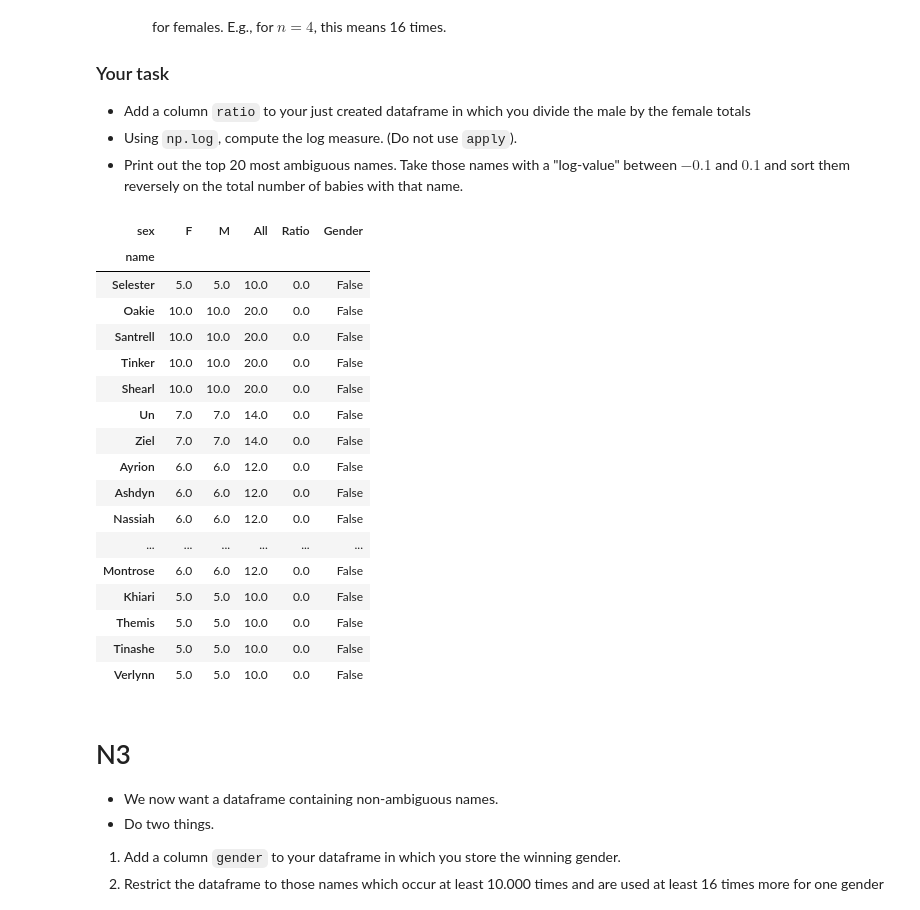
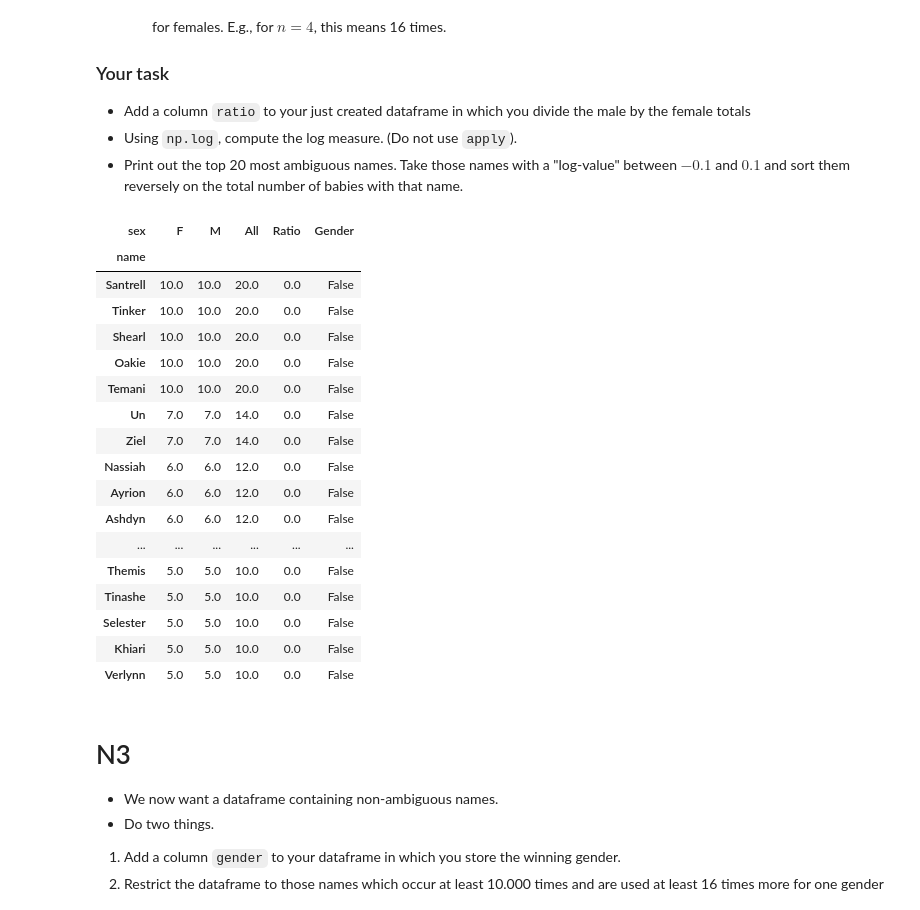
Before and after one commit to JoepStraatman/datascience, a Jupyter notebook: Assignment3-2018.ipynb, the cells around one changed output. Drawn from its saved outputs; the diff is of its cells as text; code cells hidden in the pictures.

```diff
--- a/Assignment3-2018.ipynb
+++ b/Assignment3-2018.ipynb
@@ -544,31 +544,31 @@ alle = newbirth.sort_values(by=['All'], ascending = False)
 # %%
 #total_births['Ratio'] = total_births.apply(lambda row: row.F + row.M, axis=1)
 #total_births.dropna()
 alle['Ratio'] = alle['M']/alle['F']
 alle['Ratio'] = np.log(alle['Ratio'])
-alle
+
 
 amb_names = alle.iloc[(alle['Ratio']-0).abs().argsort()[:19]]
-amb_names
+amb_names.sort_values('All',ascending=False)
 #amb_names.index.values
 # %% [output]
 | sex | F | M | All | Ratio | Gender |
 | name |  |  |  |  |  |
-| Selester | 5.0 | 5.0 | 10.0 | 0.0 | False |
-| Oakie | 10.0 | 10.0 | 20.0 | 0.0 | False |
 | Santrell | 10.0 | 10.0 | 20.0 | 0.0 | False |
 | Tinker | 10.0 | 10.0 | 20.0 | 0.0 | False |
 | Shearl | 10.0 | 10.0 | 20.0 | 0.0 | False |
+| Oakie | 10.0 | 10.0 | 20.0 | 0.0 | False |
+| Temani | 10.0 | 10.0 | 20.0 | 0.0 | False |
 | Un | 7.0 | 7.0 | 14.0 | 0.0 | False |
 | Ziel | 7.0 | 7.0 | 14.0 | 0.0 | False |
+| Nassiah | 6.0 | 6.0 | 12.0 | 0.0 | False |
 | Ayrion | 6.0 | 6.0 | 12.0 | 0.0 | False |
 | Ashdyn | 6.0 | 6.0 | 12.0 | 0.0 | False |
-| Nassiah | 6.0 | 6.0 | 12.0 | 0.0 | False |
 | ... | ... | ... | ... | ... | ... |
-| Montrose | 6.0 | 6.0 | 12.0 | 0.0 | False |
-| Khiari | 5.0 | 5.0 | 10.0 | 0.0 | False |
 | Themis | 5.0 | 5.0 | 10.0 | 0.0 | False |
 | Tinashe | 5.0 | 5.0 | 10.0 | 0.0 | False |
+| Selester | 5.0 | 5.0 | 10.0 | 0.0 | False |
+| Khiari | 5.0 | 5.0 | 10.0 | 0.0 | False |
 | Verlynn | 5.0 | 5.0 | 10.0 | 0.0 | False |
 # %% [markdown]
 # N3
```
